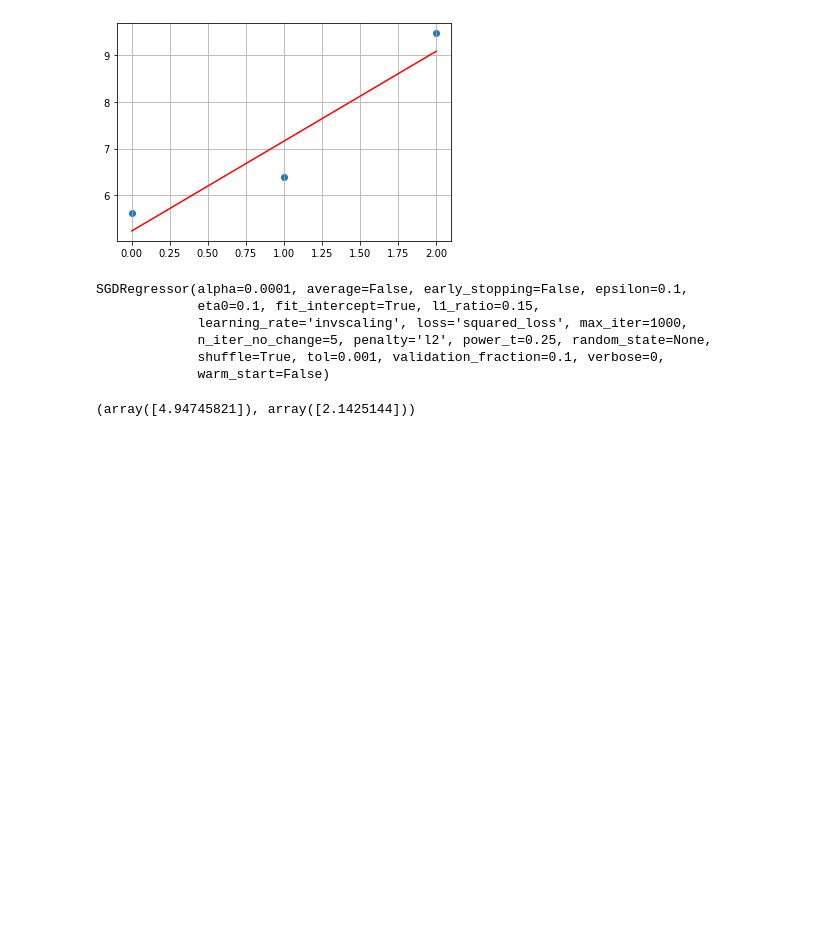
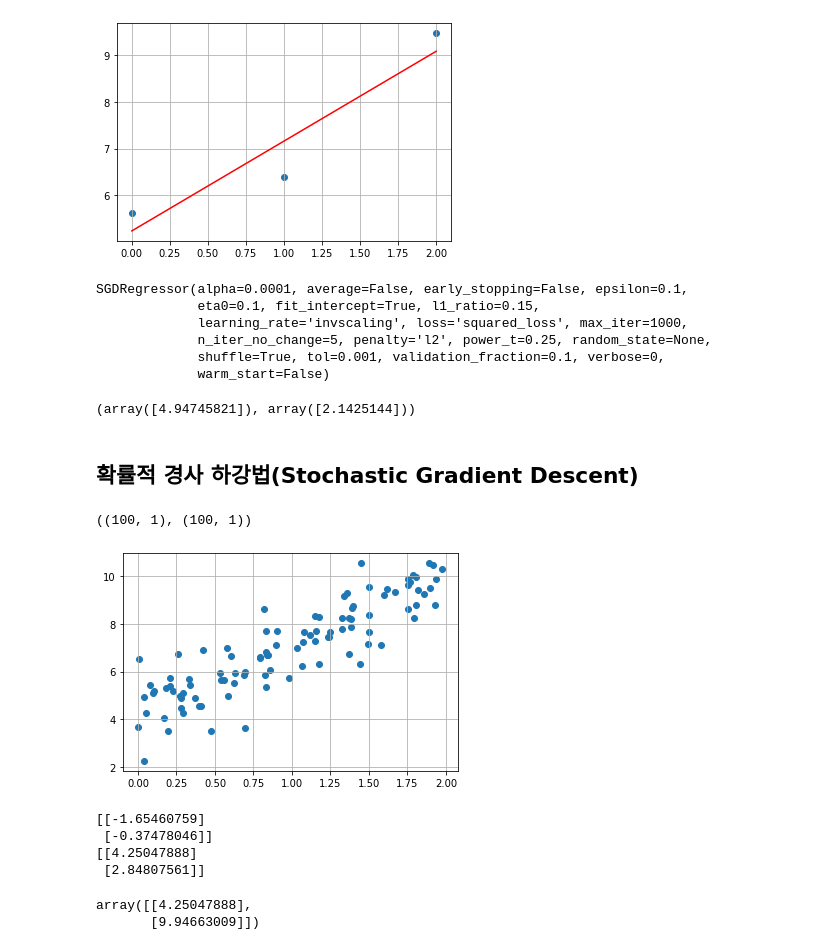
Before and after one commit to JakeOh/202007_itw_bd18, a Jupyter notebook: lab_ml/ml05_linear_regression.ipynb, the cells around one changed output. Drawn from its saved outputs; the diff is of its cells as text; code cells hidden in the pictures; blank space fills up the shorter version.

```diff
--- a/lab_ml/ml05_linear_regression.ipynb
+++ b/lab_ml/ml05_linear_regression.ipynb
@@ -240,3 +240,49 @@ sgd_reg.intercept_, sgd_reg.coef_
 # predict: y = intercept_ + coef_ * x
 # %% [output]
 (array([4.94745821]), array([2.1425144]))
+# %% [markdown]
+## 확률적 경사 하강법(Stochastic Gradient Descent)
+# %%
+np.random.seed(1)
+
+m = 100  # 샘플 개수
+X = 2 * np.random.rand(m, 1)  # (m, 1) shape의 2d array
+y = 4 + 3 * X + np.random.randn(m, 1)
+
+X.shape, y.shape
+# %% [output]
+((100, 1), (100, 1))
+# %%
+plt.scatter(X, y)
+plt.grid()
+# %% [output]
+[figure, added]
+# %%
+X_b = np.c_[np.ones(shape=(m, 1)), X]  # bias가 추가된 샘플 행렬
+theta = np.random.randn(2, 1)  # 선형 회귀 방정식의 계수들 초깃값 - 난수 사용.
+print(theta)
+
+eta = 0.01  # 학습률
+n_iterations = 50  # 전체 반복 횟수(모든 샘플에서 gradient가 갱신되는 횟수)
+for epoch in range(n_iterations):
+    for i in range(m):  # 샘플 개수만큼 반복
+        random_index = np.random.randint(m)  # 0 ~ m 사이의 정수 중 난수 선택.
+        xi = X_b[random_index:random_index + 1]  # [[1, x]]: gradient를 계산할 샘플 1개
+        yi = y[random_index:random_index + 1]  #[[y]]: random_index에 있는 레이블
+        gradient = 2 * xi.T @ (xi @ theta - yi)  # gradient 계산
+        theta = theta - eta * gradient  # theta 업데이트
+
+print(theta)
+# %% [output]
+[[-1.65460759]
+ [-0.37478046]]
+[[4.25047888]
+ [2.84807561]]
+# %%
+X_new = np.array([[1, 0],
+                  [1, 2]])
+y_pred = X_new @ theta
+y_pred
+# %% [output]
+array([[4.25047888],
+       [9.94663009]])
```
Also changed, not shown: parts of 2 cells of this notebook.
